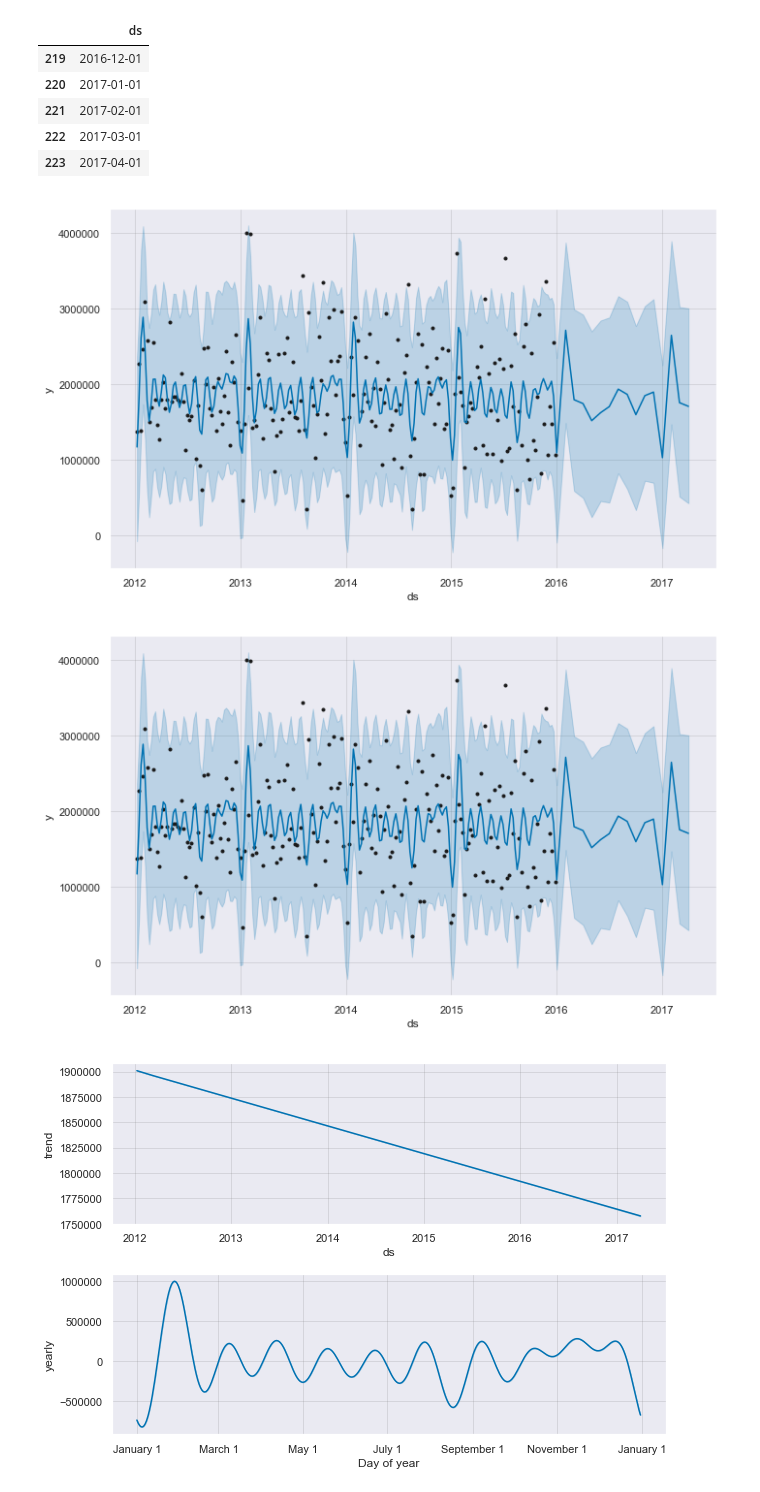
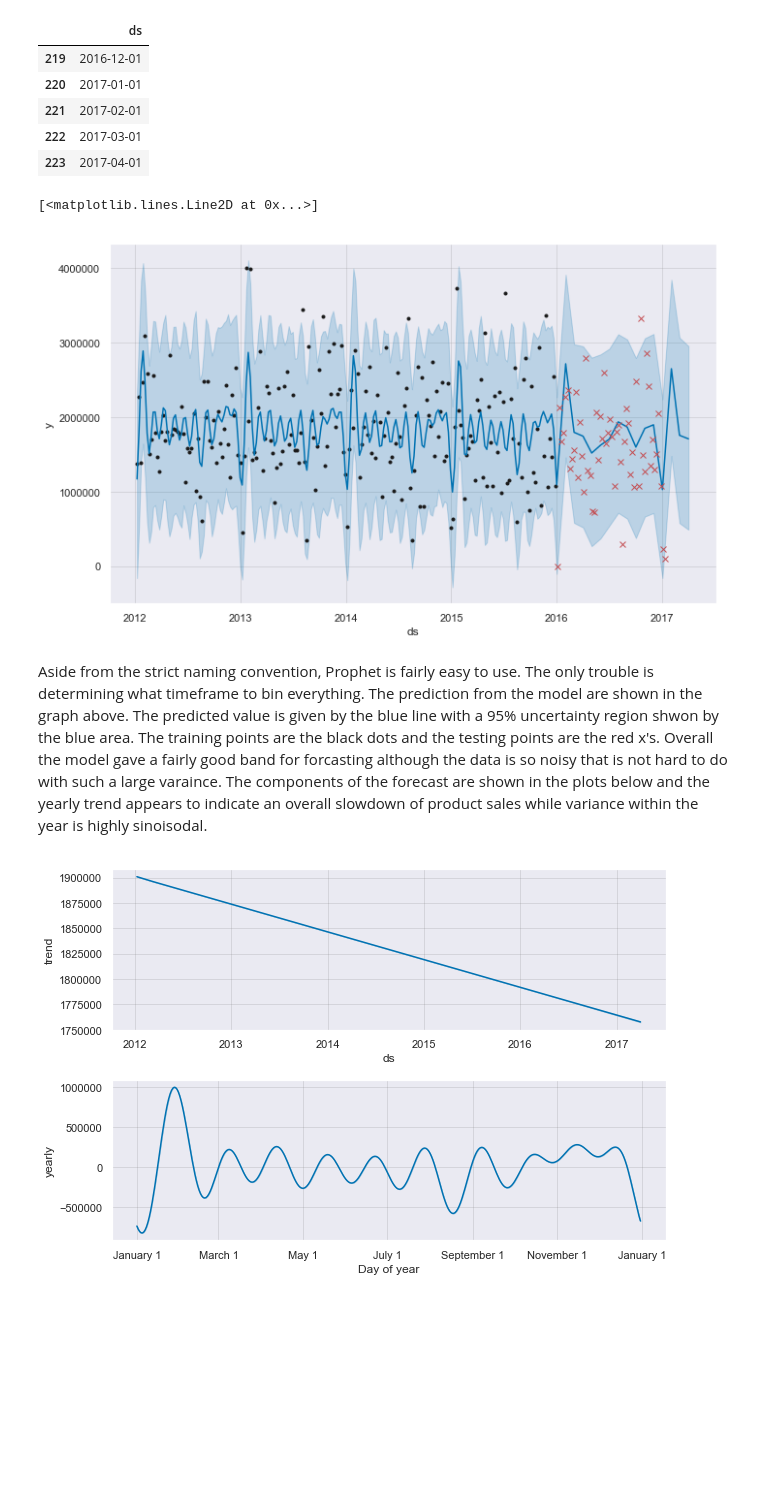
Before and after one commit to p678m854/EECS-731, a Jupyter notebook: Week 6 Forecasting/World Wide Products.ipynb, the cells around one changed output. Drawn from its saved outputs; the diff is of its cells as text; code cells hidden in the pictures; blank space fills up the shorter version.

Commit message:
Finished Forecasting models
Wrapped up Prophet and ARMA model for Product 1359 prediction.

```diff
--- a/Week 6 Forecasting/World Wide Products.ipynb
+++ b/Week 6 Forecasting/World Wide Products.ipynb
@@ -189,11 +178,18 @@ testing_dates.tail()
 | 222 | 2017-03-01 |
 | 223 | 2017-04-01 |
 # %%
+import matplotlib.pyplot as plt
+
 forecast = prophet_model.predict(testing_dates)
 prophet_model.plot(forecast, uncertainty=True)
+
+ax = plt.gca()
+ax.plot(testing['Date'], testing['Order_Demand'], 'rx')#Test Points
 # %% [output]
+[<matplotlib.lines.Line2D at 0x...>]
-[figure, old version]
+[figure, new version]
-[figure, removed]
+# %% [markdown]
+Aside from the strict naming convention, Prophet is fairly easy to use. The only trouble is determining what timeframe to bin everything. The prediction from the model are shown in the graph above. The predicted value is given by the blue line with a 95% uncertainty region shwon by the blue area. The training points are the black dots and the testing points are the red x's. Overall the model gave a fairly good band for forcasting although the data is so noisy that is not hard to do with such a large varaince. The components of the forecast are shown in the plots below and the yearly trend appears to indicate an overall slowdown of product sales while variance within the year is highly sinoisodal.
 # %%
 prophet_model.plot_components(forecast)
 # %% [output]
```
Also changed, not shown: parts of 15 cells of this notebook.
